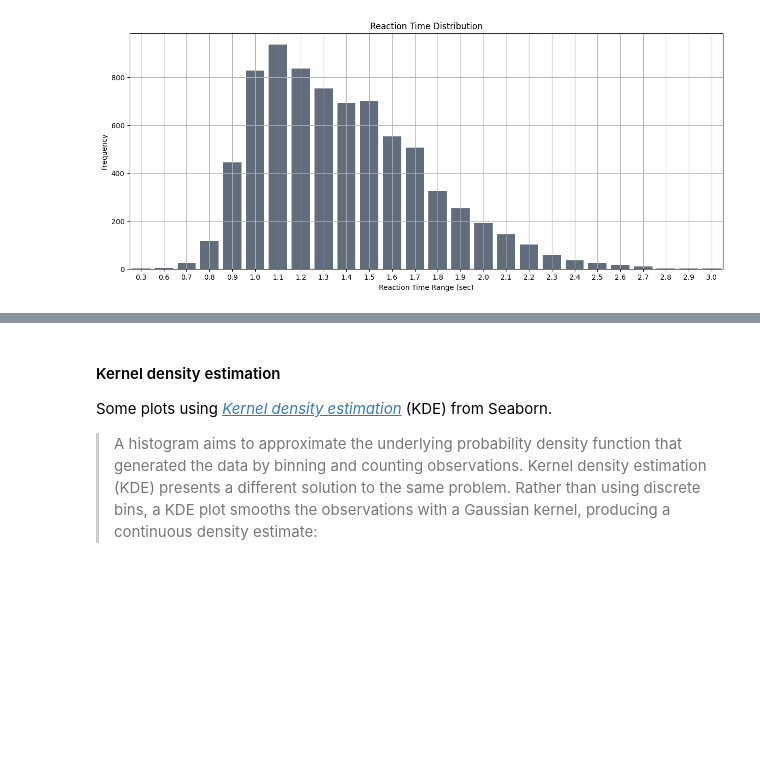
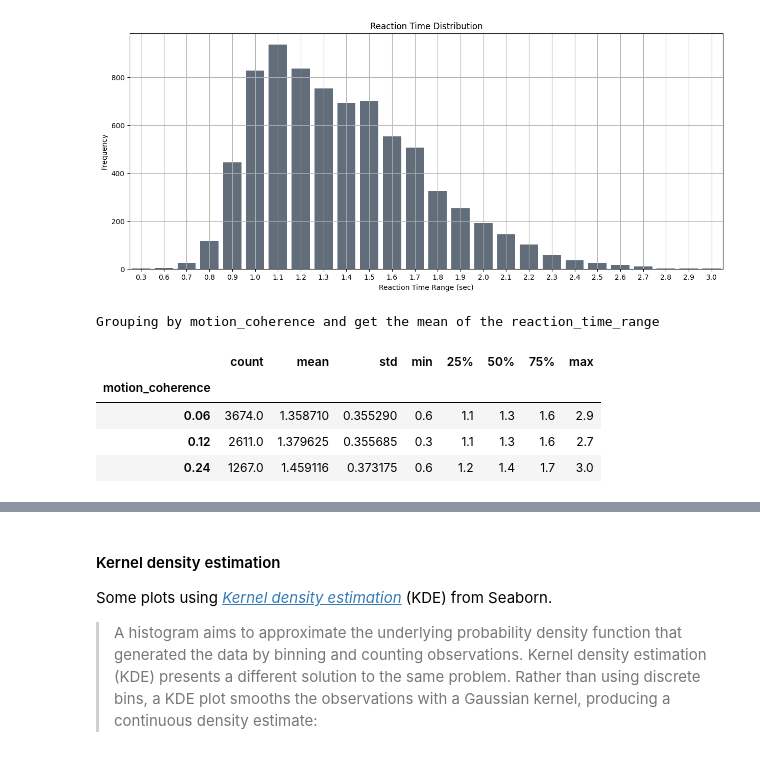
Before and after one commit to lucasbaldezzari/babesbayes-nma, a Jupyter notebook: coding/Issue4_Xiaoxiao.ipynb, the cells around one changed output, grey strips where cells are left out. Drawn from its saved outputs; the diff is of its cells as text; code cells hidden in the pictures; blank space fills up the shorter version.

```diff
--- a/coding/Issue4_Xiaoxiao.ipynb
+++ b/coding/Issue4_Xiaoxiao.ipynb
@@ -119,3 +119,13 @@ plt.grid()
 plt.show()
 # %% [output]
 [figure]
+# %%
+print("Grouping by motion_coherence and get the mean of the reaction_time_range")
+data_s6.groupby('motion_coherence')['reaction_time_range_label'].describe()
+# %% [output]
+Grouping by motion_coherence and get the mean of the reaction_time_range
+|  | count | mean | std | min | 25% | 50% | 75% | max |
+| motion_coherence |  |  |  |  |  |  |  |  |
+| 0.06 | 3674.0 | 1.358710 | 0.355290 | 0.6 | 1.1 | 1.3 | 1.6 | 2.9 |
+| 0.12 | 2611.0 | 1.379625 | 0.355685 | 0.3 | 1.1 | 1.3 | 1.6 | 2.7 |
+| 0.24 | 1267.0 | 1.459116 | 0.373175 | 0.6 | 1.2 | 1.4 | 1.7 | 3.0 |
```
Also changed, not shown: parts of 5 cells of this notebook, 1 other file.
